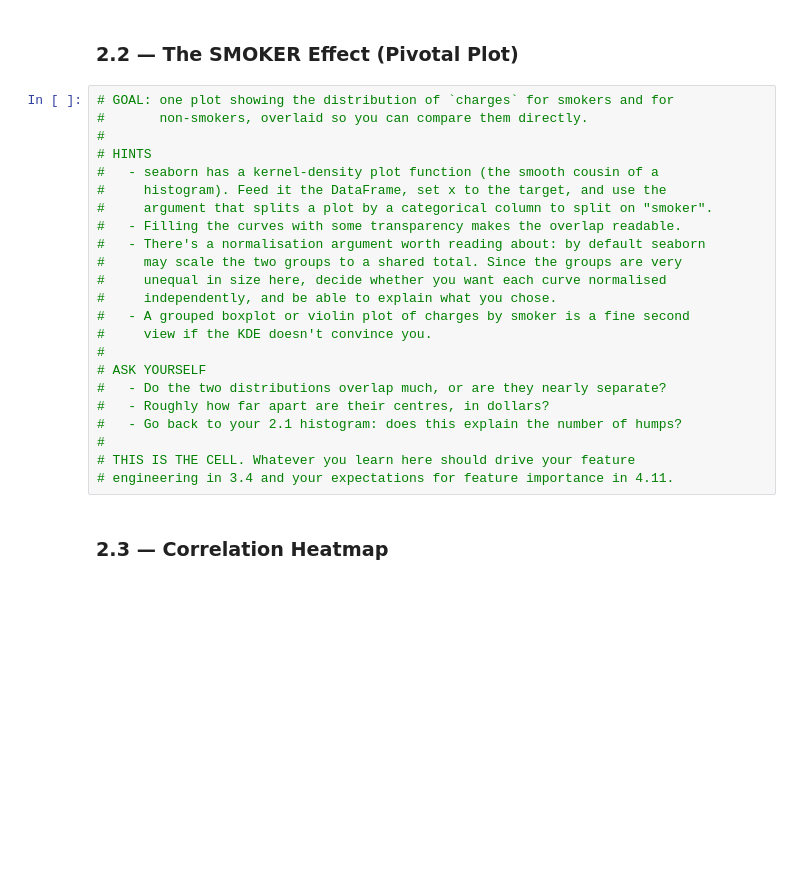
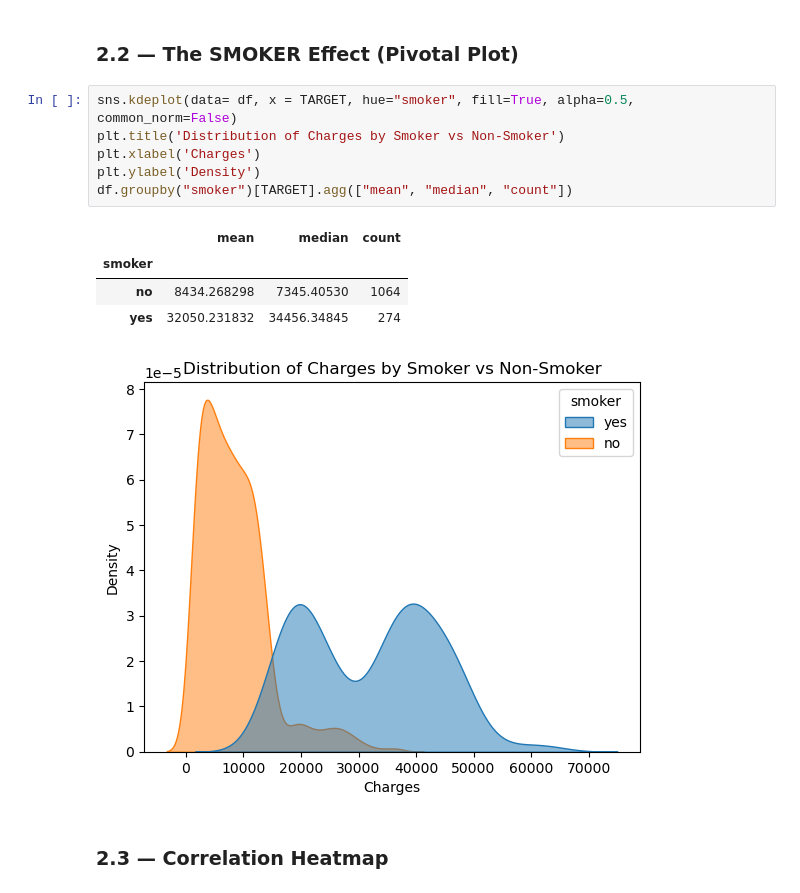
Before and after one commit to sufyan1105/Medical-Insurance-Cost-Prediction, a Jupyter notebook: medical_insurance_cost_predictor.ipynb, the cells around one changed output. Cells and saved outputs as stored; diff of their text form; blank space fills up the shorter version.

```diff
--- a/medical_insurance_cost_predictor.ipynb
+++ b/medical_insurance_cost_predictor.ipynb
@@ -131,28 +131,17 @@ plt.show()
 # %% [markdown]
 ### 2.2 — The SMOKER Effect (Pivotal Plot)
 # %%
-# GOAL: one plot showing the distribution of `charges` for smokers and for
-#       non-smokers, overlaid so you can compare them directly.
-#
-# HINTS
-#   - seaborn has a kernel-density plot function (the smooth cousin of a
-#     histogram). Feed it the DataFrame, set x to the target, and use the
-#     argument that splits a plot by a categorical column to split on "smoker".
-#   - Filling the curves with some transparency makes the overlap readable.
-#   - There's a normalisation argument worth reading about: by default seaborn
-#     may scale the two groups to a shared total. Since the groups are very
-#     unequal in size here, decide whether you want each curve normalised
-#     independently, and be able to explain what you chose.
-#   - A grouped boxplot or violin plot of charges by smoker is a fine second
-#     view if the KDE doesn't convince you.
-#
-# ASK YOURSELF
-#   - Do the two distributions overlap much, or are they nearly separate?
-#   - Roughly how far apart are their centres, in dollars?
-#   - Go back to your 2.1 histogram: does this explain the number of humps?
-#
-# THIS IS THE CELL. Whatever you learn here should drive your feature
-# engineering in 3.4 and your expectations for feature importance in 4.11.
+sns.kdeplot(data= df, x = TARGET, hue="smoker", fill=True, alpha=0.5, common_norm=False)
+plt.title('Distribution of Charges by Smoker vs Non-Smoker')
+plt.xlabel('Charges')
+plt.ylabel('Density')
+df.groupby("smoker")[TARGET].agg(["mean", "median", "count"])
+# %% [output]
+|  | mean | median | count |
+| smoker |  |  |  |
+| no | 8434.268298 | 7345.40530 | 1064 |
+| yes | 32050.231832 | 34456.34845 | 274 |
+[figure, added]
 # %% [markdown]
 ### 2.3 — Correlation Heatmap
 # %%
```
Also changed, not shown: parts of 2 cells of this notebook.
